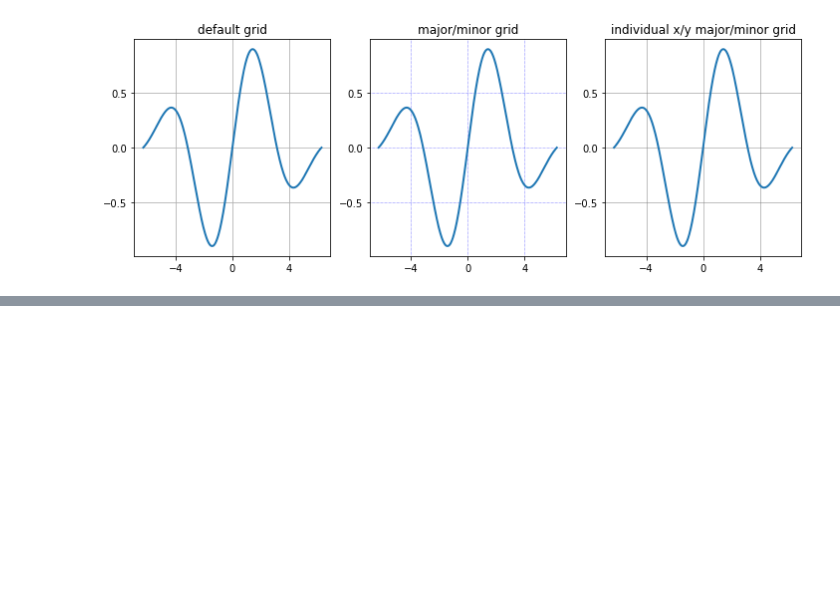
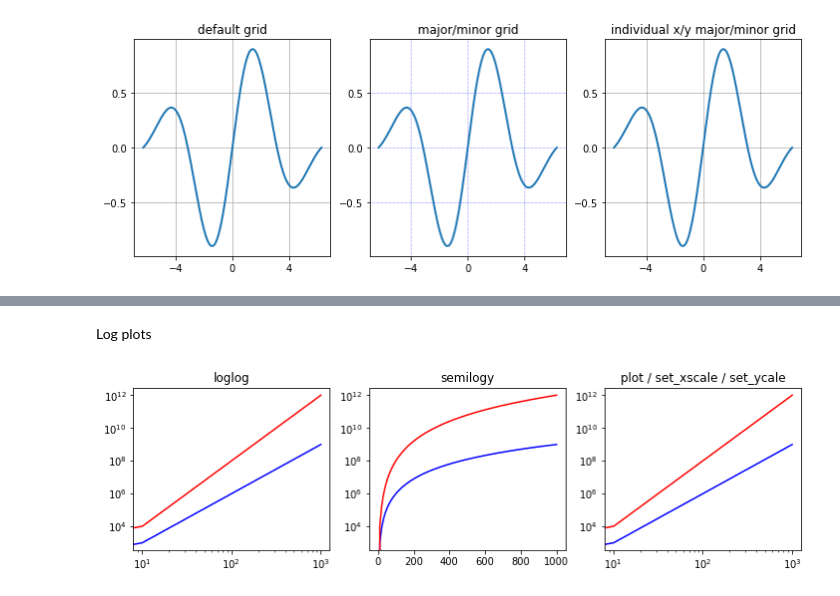
Before and after one commit to SamMachariaPhD/Numerical_Python, a Jupyter notebook: Chapter 4 -- Plotting and Visualization.ipynb, the cells around one changed output, grey strips where cells are left out. Saved outputs shown, nothing was run; the diff lists cells and outputs as text; code cells hidden in the pictures; blank space fills up the shorter version.

```diff
--- a/Chapter 4 -- Plotting and Visualization.ipynb
+++ b/Chapter 4 -- Plotting and Visualization.ipynb
@@ -240,0 +261,20 @@ axes[2].grid(color='grey', which='major', axis='y', linestyle='-', linewidth=0.5
+# %% [markdown]
+Log plots
+# %%
+fig, axes = plt.subplots(1,3, figsize=(12,3))
+
+x = np.linspace(0,1e3,100)
+y1, y2 = x**3, x**4
+
+axes[0].set_title('loglog')
+axes[0].loglog(x,y1,'b',x,y2,'r')
+
+axes[1].set_title('semilogy')
+axes[1].semilogy(x,y1,'b',x,y2,'r')
+
+axes[2].set_title('plot / set_xscale / set_ycale')
+axes[2].plot(x, y1, 'b', x, y2, 'r')
+axes[2].set_xscale('log')
+axes[2].set_yscale('log')
+# %% [output]
+[figure, added]
```
Also changed, not shown: parts of 17 cells of this notebook.
